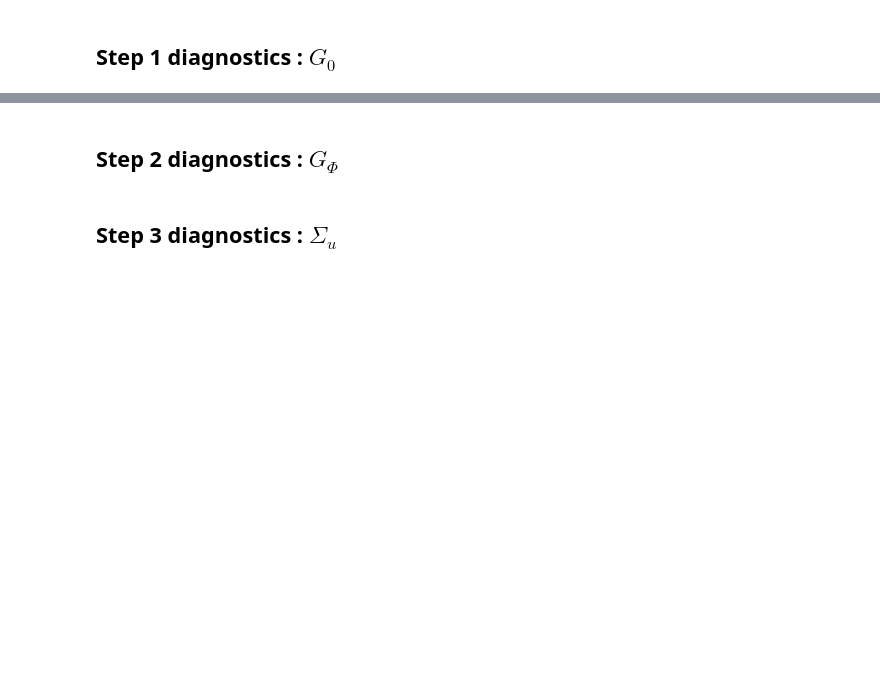
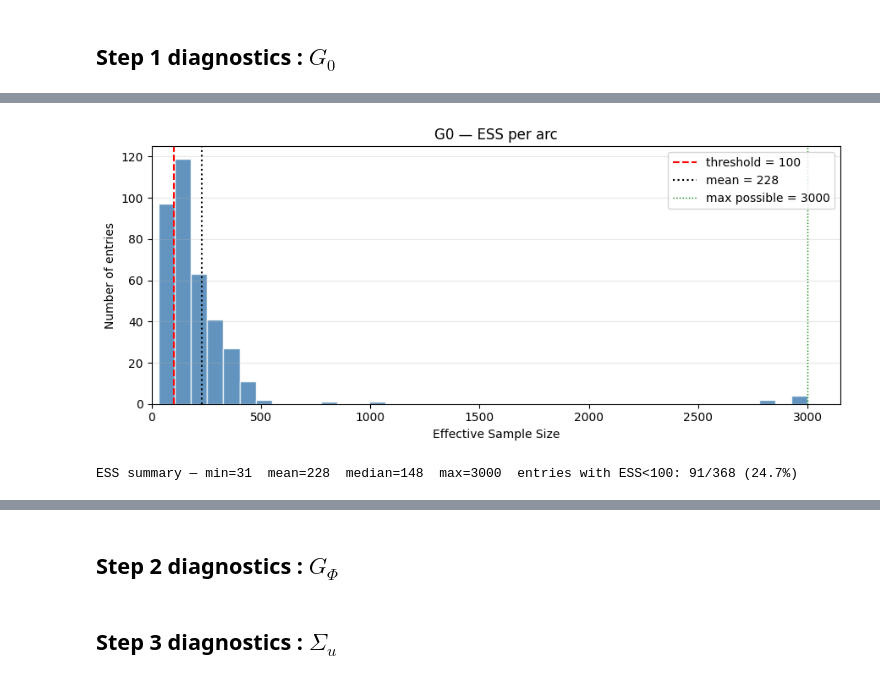
Before and after one commit to Silvia-Guidi/tesi, a Jupyter notebook: notebooks/diagnostics.ipynb, the cells around one changed output, grey strips where cells are left out. Saved outputs shown, nothing was run; the diff lists cells and outputs as text; code cells hidden in the pictures; blank space fills up the shorter version.

```diff
--- a/notebooks/diagnostics.ipynb
+++ b/notebooks/diagnostics.ipynb
@@ -378,5 +483,8 @@ plot_acf_grid(G0_samples,
 # %%
-plot_ess_heatmap(G0_samples,
+plot_ess_histogram(samples_all['G0'],
                  G0_expanded,
                  "G0 — ESS per arc")
+# %% [output]
+[figure, added]
+ESS summary — min=31  mean=228  median=148  max=3000  entries with ESS<100: 91/368 (24.7%)
 # %%
```
Also changed, not shown: parts of 26 cells of this notebook, 4 other files.
